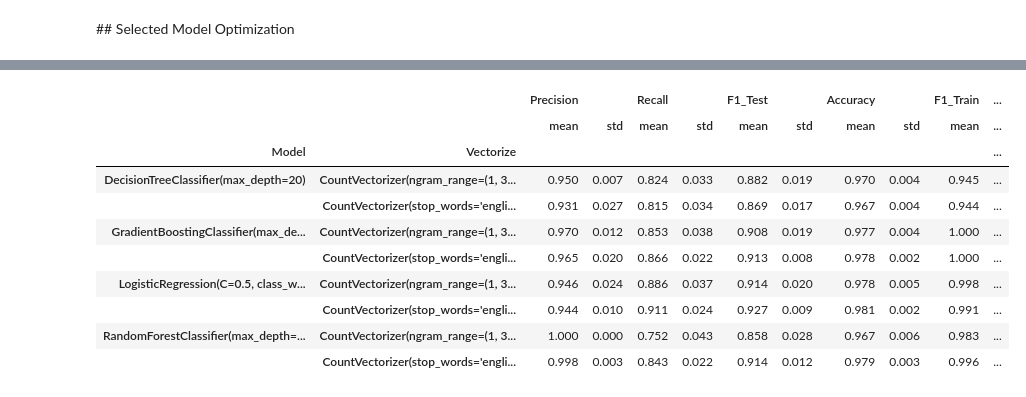
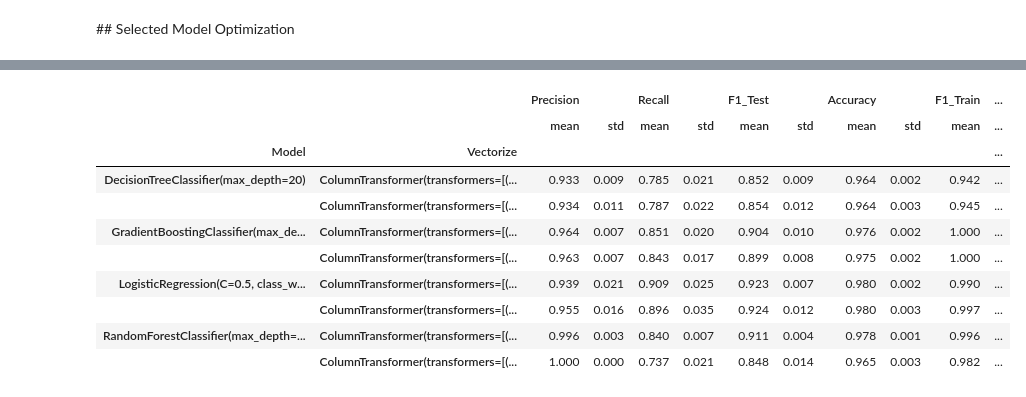
Before and after one commit to michaelm-503/spam_classification, a Jupyter notebook: 3_Optimization.ipynb, the cells around one changed output, grey strips where cells are left out. Saved outputs shown, nothing was run; the diff lists cells and outputs as text; code cells hidden in the pictures.

```diff
--- a/3_Optimization.ipynb
+++ b/3_Optimization.ipynb
@@ -238,7 +263,8 @@ coeff_df[['features', 'coeff']].head(20)
 # %% [markdown]
 ## Ensemble Methods
 # %%
-# models to test
+# 5x model stability test to test potential ensemble models. Use new trigrams pipeline
+
 models = {
     'dt': DecisionTreeClassifier(max_depth=20),
     'lr': LogisticRegression(class_weight='balanced', C=0.5),
@@ -263,7 +289,7 @@ for i in range(5):
                                                                )
     for name, model in models.items():
         pipe = Pipeline(steps=[
-            ('preprocessor', preprocess),
+            ('preprocessor_trigrams', preprocess_test),
             ('model', model)
         ])
 
@@ -321,7 +347,7 @@ result_df.groupby('Model').agg(['mean', 'std']).style.format(precision=3)
 # %% [markdown]
 ## Selected Model Optimization
 # %%
-# Run decision tree pipeline
+# Parameter skews for Random Forest model, trigrams pipeline
 
 print_test_stats_header()
 
@@ -329,7 +355,7 @@ for i in [None, 100, 75, 50, 25, 20, 15]:
     rf = RandomForestClassifier(max_depth=i, n_estimators=250)
 
     pipe_rf = Pipeline(steps=[
-        ('preprocessor', preprocess),
+        ('preprocessor_trigrams', preprocess_test),
         ('random_forest_classifier', rf)
     ])
 
@@ -377,5 +403,5 @@ weighted avg       0.94      0.94      0.93      1393
 # %%
-# Run decision tree pipeline
+# Parameter skews for Gradient Boost model, trigrams pipeline
 
 print_test_stats_header()
 
@@ -383,7 +409,7 @@ for i in [50, 25, 20, 15, 10]:
     grad = GradientBoostingClassifier(max_depth=i, n_estimators=250)
 
     pipe_grad = Pipeline(steps=[
-        ('preprocessor', preprocess),
+        ('preprocessor_trigrams', preprocess_test),
         ('grad_boost_classifier', grad)
     ])
 
@@ -428,6 +454,7 @@ print(classification_report(y_test, test_pred))
 weighted avg       0.97      0.97      0.97      1393
 # %%
-# models to test
+# 5x model stability test for optimized models with chat GPT pipeline
+# Add loop to test standard pipeline against trigrams pipeline
 models = {
     'dt': DecisionTreeClassifier(max_depth=20),
     'lr': LogisticRegression(class_weight='balanced', C=0.5),
@@ -435,9 +462,15 @@ models = {
     'grad': GradientBoostingClassifier(max_depth=15, n_estimators=250)
 }
 
-#results_list = []
+preprocess_transformers = {
+    'preprocessor': preprocess,
+    'preprocessor_trigrams': preprocess_test
+}
+
+results_list = []
 
 print_test_stats_header()
+
 
 for i in range(5):
     # Train Test Split
@@ -445,29 +478,30 @@ for i in range(5):
                                                                 df['target'],
                                                                 test_size=0.25,
                                                                 stratify=df['target']
-                                                               )
-    for name, model in models.items():
-        pipe = Pipeline(steps=[
-            ('preprocessor', preprocess),
-            ('model', model)
-        ])
+                                                       )
+    for pp_name, pp_transformer in preprocess_transformers.items():
+        for name, model in models.items():
+            pipe = Pipeline(steps=[
+                (pp_name, pp_transformer),
+                (name, model)
+            ])
 
-        # Run Pipeline
-        pipe.fit(X_train, y_train)
-        test_pred = pipe.predict(X_test)
-        train_pred = pipe.predict(X_train)
+            # Run Pipeline
+            pipe.fit(X_train, y_train)
+            test_pred = pipe.predict(X_test)
+            train_pred = pipe.predict(X_train)
 
-        # Stats
-        print_test_stats(pipe[1], y_test, test_pred, y_train, train_pred) if i==0 else ''
+            # Stats
+            print_test_stats(pipe[1], y_test, test_pred, y_train, train_pred) if i==0 else ''
 
-        results_list.append([str(pipe[1]),
-                             str(vectorize_transformer[0]),
-                             precision_score(y_test, test_pred),
-                             recall_score(y_test, test_pred),
-                             f1_score(y_test, test_pred),
-                             accuracy_score(y_test, test_pred),
-                             f1_score(y_train, train_pred)
-                        ])
+            results_list.append([str(pipe[1]),
+                                 str(pp_transformer),
+                                 precision_score(y_test, test_pred),
+                                 recall_score(y_test, test_pred),
+                                 f1_score(y_test, test_pred),
+                                 accuracy_score(y_test, test_pred),
+                                 f1_score(y_train, train_pred)
+                            ])
 
 result_df = pd.DataFrame(results_list, columns=['Model', 'Vectorize', 'Precision', 'Recall', 'F1_Test', 'Accuracy', 'F1_Train'])
 
@@ -482,11 +520,11 @@ result_df.groupby(['Model', 'Vectorize']).agg(['mean', 'std']).style.format(prec
 |  |  | Precision |  | Recall |  | F1_Test |  | Accuracy |  | F1_Train | ... |
 |  |  | mean | std | mean | std | mean | std | mean | std | mean | ... |
 | Model | Vectorize |  |  |  |  |  |  |  |  |  | ... |
-| DecisionTreeClassifier(max_depth=20) | CountVectorizer(ngram_range=(1, 3... | 0.950 | 0.007 | 0.824 | 0.033 | 0.882 | 0.019 | 0.970 | 0.004 | 0.945 | ... |
-|  | CountVectorizer(stop_words='engli... | 0.931 | 0.027 | 0.815 | 0.034 | 0.869 | 0.017 | 0.967 | 0.004 | 0.944 | ... |
-| GradientBoostingClassifier(max_de... | CountVectorizer(ngram_range=(1, 3... | 0.970 | 0.012 | 0.853 | 0.038 | 0.908 | 0.019 | 0.977 | 0.004 | 1.000 | ... |
-|  | CountVectorizer(stop_words='engli... | 0.965 | 0.020 | 0.866 | 0.022 | 0.913 | 0.008 | 0.978 | 0.002 | 1.000 | ... |
-| LogisticRegression(C=0.5, class_w... | CountVectorizer(ngram_range=(1, 3... | 0.946 | 0.024 | 0.886 | 0.037 | 0.914 | 0.020 | 0.978 | 0.005 | 0.998 | ... |
-|  | CountVectorizer(stop_words='engli... | 0.944 | 0.010 | 0.911 | 0.024 | 0.927 | 0.009 | 0.981 | 0.002 | 0.991 | ... |
-| RandomForestClassifier(max_depth=... | CountVectorizer(ngram_range=(1, 3... | 1.000 | 0.000 | 0.752 | 0.043 | 0.858 | 0.028 | 0.967 | 0.006 | 0.983 | ... |
-|  | CountVectorizer(stop_words='engli... | 0.998 | 0.003 | 0.843 | 0.022 | 0.914 | 0.012 | 0.979 | 0.003 | 0.996 | ... |
+| DecisionTreeClassifier(max_depth=20) | ColumnTransformer(transformers=[(... | 0.933 | 0.009 | 0.785 | 0.021 | 0.852 | 0.009 | 0.964 | 0.002 | 0.942 | ... |
+|  | ColumnTransformer(transformers=[(... | 0.934 | 0.011 | 0.787 | 0.022 | 0.854 | 0.012 | 0.964 | 0.003 | 0.945 | ... |
+| GradientBoostingClassifier(max_de... | ColumnTransformer(transformers=[(... | 0.964 | 0.007 | 0.851 | 0.020 | 0.904 | 0.010 | 0.976 | 0.002 | 1.000 | ... |
+|  | ColumnTransformer(transformers=[(... | 0.963 | 0.007 | 0.843 | 0.017 | 0.899 | 0.008 | 0.975 | 0.002 | 1.000 | ... |
+| LogisticRegression(C=0.5, class_w... | ColumnTransformer(transformers=[(... | 0.939 | 0.021 | 0.909 | 0.025 | 0.923 | 0.007 | 0.980 | 0.002 | 0.990 | ... |
+|  | ColumnTransformer(transformers=[(... | 0.955 | 0.016 | 0.896 | 0.035 | 0.924 | 0.012 | 0.980 | 0.003 | 0.997 | ... |
+| RandomForestClassifier(max_depth=... | ColumnTransformer(transformers=[(... | 0.996 | 0.003 | 0.840 | 0.007 | 0.911 | 0.004 | 0.978 | 0.001 | 0.996 | ... |
+|  | ColumnTransformer(transformers=[(... | 1.000 | 0.000 | 0.737 | 0.021 | 0.848 | 0.014 | 0.965 | 0.003 | 0.982 | ... |
```
Also changed, not shown: parts of 10 cells of this notebook, 4 other files.
